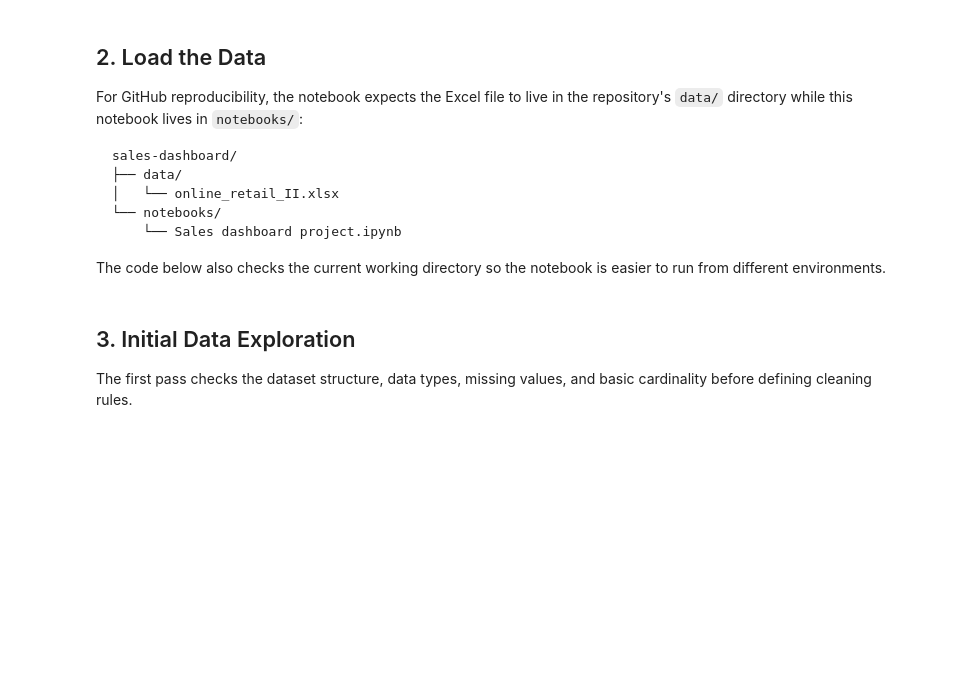
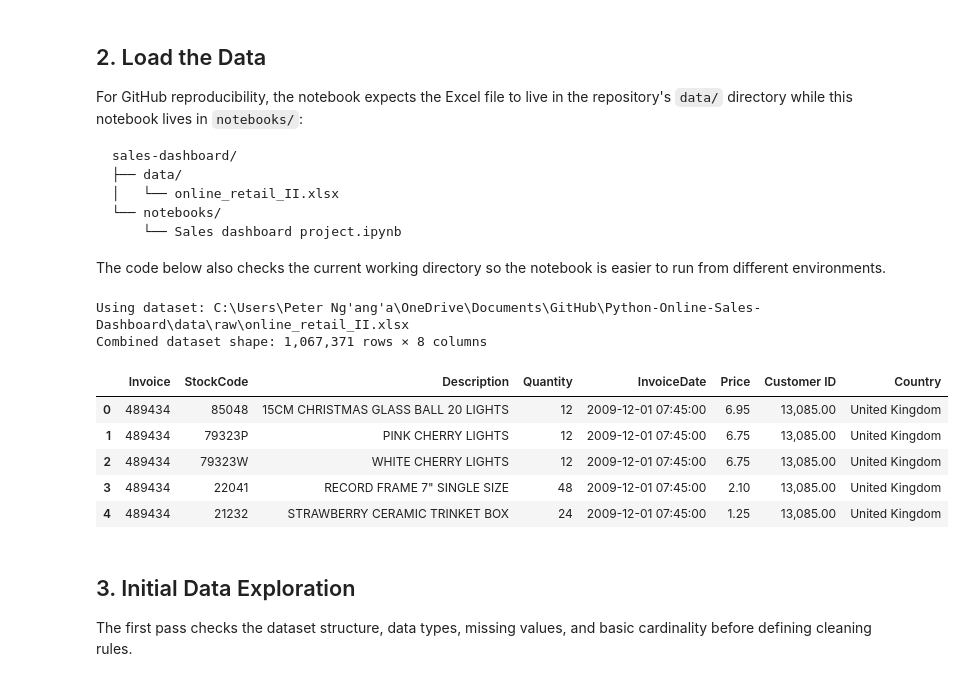
Before and after one commit to KaranjaP/Python-Online-Sales-Dashboard, a Jupyter notebook: notebooks/Python_online_sales_dashboard.ipynb, the cells around one changed output. Drawn from its saved outputs; the diff is of its cells as text; code cells hidden in the pictures; blank space fills up the shorter version.

```diff
--- a/notebooks/Python_online_sales_dashboard.ipynb
+++ b/notebooks/Python_online_sales_dashboard.ipynb
@@ -72,28 +72,37 @@ The code below also checks the current working directory so the notebook is easi
 # %%
 # Locate the dataset without using a machine-specific absolute path
 candidate_paths = [
-    Path("../data/online_retail_II.xlsx"),
-    Path("data/online_retail_II.xlsx"),
+    Path("../data/raw/online_retail_II.xlsx"),
+    Path("data/raw/online_retail_II.xlsx"),
     Path("online_retail_II.xlsx"),
 ]
 
 data_path = next((path for path in candidate_paths if path.exists()), None)
 
 if data_path is None:
     raise FileNotFoundError(
         "Dataset not found. Place 'online_retail_II.xlsx' in the repository's "
         "data/ folder, or update candidate_paths above."
     )
 
 print(f"Using dataset: {data_path.resolve()}")
 
 sheet_2009_2010 = pd.read_excel(data_path, sheet_name="Year 2009-2010")
 sheet_2010_2011 = pd.read_excel(data_path, sheet_name="Year 2010-2011")
 
 df = pd.concat([sheet_2009_2010, sheet_2010_2011], ignore_index=True)
 
 print(f"Combined dataset shape: {df.shape[0]:,} rows × {df.shape[1]} columns")
 display(df.head())
+# %% [output]
+Using dataset: C:\Users\Peter Ng'ang'a\OneDrive\Documents\GitHub\Python-Online-Sales-Dashboard\data\raw\online_retail_II.xlsx
+Combined dataset shape: 1,067,371 rows × 8 columns
+|  | Invoice | StockCode | Description | Quantity | InvoiceDate | Price | Customer ID | Country |
+| 0 | 489434 | 85048 | 15CM CHRISTMAS GLASS BALL 20 LIGHTS | 12 | 2009-12-01 07:45:00 | 6.95 | 13,085.00 | United Kingdom |
+| 1 | 489434 | 79323P | PINK CHERRY LIGHTS | 12 | 2009-12-01 07:45:00 | 6.75 | 13,085.00 | United Kingdom |
+| 2 | 489434 | 79323W | WHITE CHERRY LIGHTS | 12 | 2009-12-01 07:45:00 | 6.75 | 13,085.00 | United Kingdom |
+| 3 | 489434 | 22041 | RECORD FRAME 7" SINGLE SIZE | 48 | 2009-12-01 07:45:00 | 2.10 | 13,085.00 | United Kingdom |
+| 4 | 489434 | 21232 | STRAWBERRY CERAMIC TRINKET BOX | 24 | 2009-12-01 07:45:00 | 1.25 | 13,085.00 | United Kingdom |
 # %% [markdown]
 ## 3. Initial Data Exploration
 
```
Also changed, not shown: parts of 11 cells of this notebook, 3 other files.
